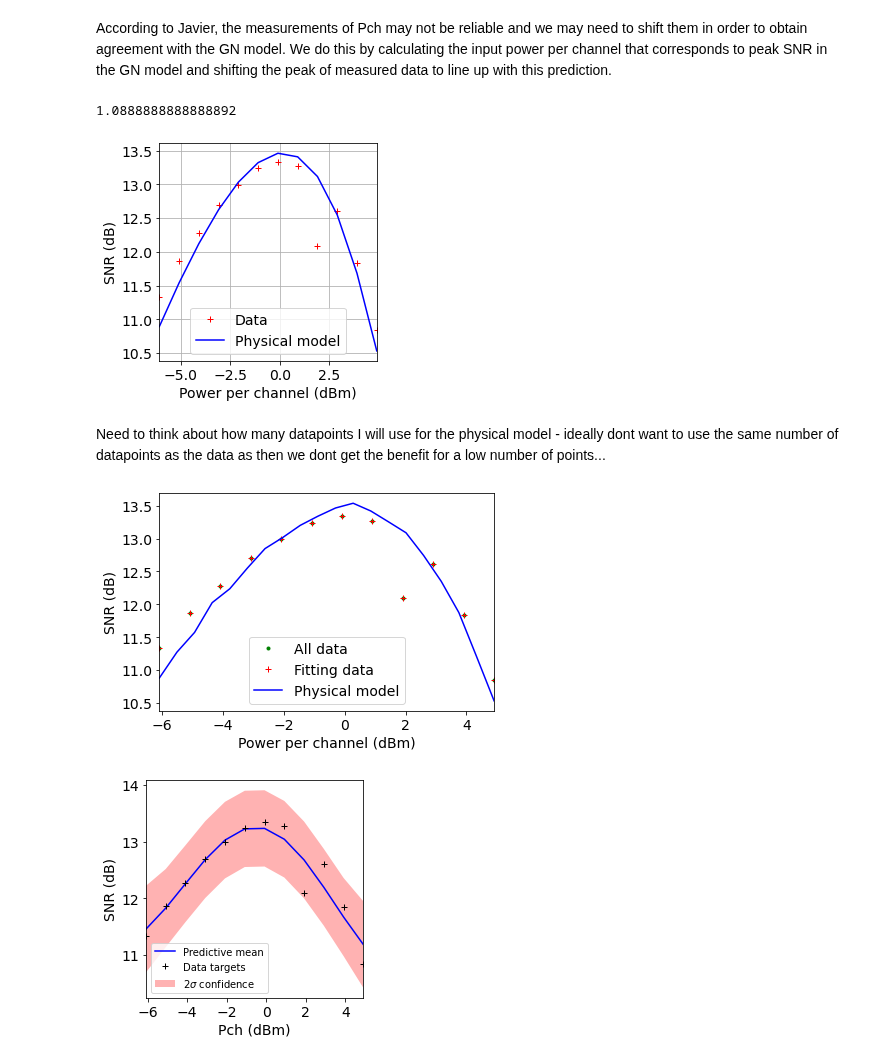
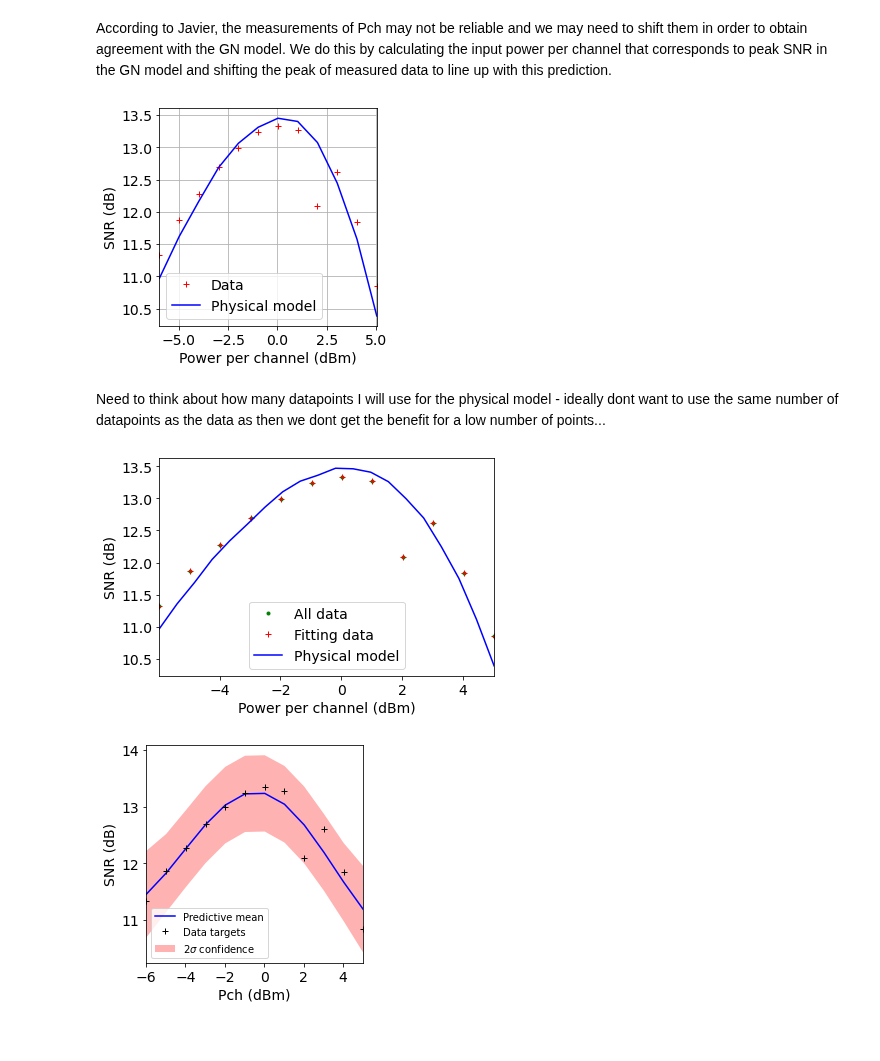
Before and after one commit to joshnevin/physics_enhanced_GPs, a Jupyter notebook: GN_model_enhanced_GPs_robust.ipynb, the cells around one changed output. Saved outputs shown, nothing was run; the diff lists cells and outputs as text; code cells hidden in the pictures.

Commit message:
fixed robustness with updated physical model

```diff
--- a/GN_model_enhanced_GPs_robust.ipynb
+++ b/GN_model_enhanced_GPs_robust.ipynb
@@ -22,9 +22,13 @@ pch = np.genfromtxt(open(str(data_dir) + "pchexppchsam100.csv", "r"), delimiter=
 # %% [markdown]
 Play around with the amount of data
 # %%
-down_sample_factor = 2
+down_sample_factor = 3
 snr = np.array([snr[i] for i in range(len(snr)) if i % down_sample_factor == 0])
 pch = np.array([pch[i] for i in range(len(pch)) if i % down_sample_factor == 0])
+# %%
+down_sample_factor = 2
+snr = np.array([snr[i] for i in range(len(snr)) if i % down_sample_factor == 0])
+pch = np.array([pch[i] for i in range(len(pch)) if i % down_sample_factor == 0])
 # %%
 len(pch)
 # %% [output]
@@ -51,7 +87,7 @@ plt.show()
 **Inputs**: span length [km], operating central wavelength [nm], number of wavelengths, nonlinearity coefficient, dispersion coefficient, loss [db/km], symbol rate [GBd], channel bandwidth [GHz], grid spacing [GHz], EDFA noise figure [dB], number of spans, TRx back to back SNR [dB]
 # %%
 #phys_model = GN_model(100, 1550, 1, 0.78, 18, 0.18, 35, 40.2, 50, 5.5, 10, 16.5)
-phys_model = GN_model(100, 1550, 1, 0.78, 18, 0.18, 35, 40.2, 50, 4.3, 10, 16)
+phys_model = GN_model(100, 1550, 1, 0.78, 18, 0.18, 35, 40.2, 50, 4.3, 10, 16, 0.04, 4)
 #phys_model = GN_model(100, 1550, 1, 0.78, 18, 0.174, 35, 40.2, 50, 5.2, 10, 16)
 # %%
 pch_gn = np.linspace(pch[0], pch[-1], 100)
@@ -70,29 +106,30 @@ According to Javier, the measurements of Pch may not be reliable and we may need
 # %%
 pch_gn = np.linspace(pch[0], pch[-1], 100)
 emp_pk = 1.2
-pch_fit_shifted = pch_fit - (emp_pk - pch_gn[np.argmax(phys_model.predict_snr(pch_gn))])
-pch_shifted = pch - (emp_pk - pch_gn[np.argmax(phys_model.predict_snr(pch_gn))])
-snr_phys = phys_model.predict_snr(pch_fit_shifted).reshape(-1,1)
-print((emp_pk - pch_gn[np.argmax(phys_model.predict_snr(pch_gn))]))
+pch_fit_shifted = shift_pch(pch, emp_pk)
+pch_shifted = shift_pch(pch, emp_pk)
+snr_phys = phys_model.predict_snr(pch_shifted)
+# pch_fit_shifted = pch_fit - (emp_pk - pch_gn[np.argmax(phys_model.predict_snr(pch_gn))])
+# pch_shifted = pch - (emp_pk - pch_gn[np.argmax(phys_model.predict_snr(pch_gn))])
+# snr_phys = phys_model.predict_snr(pch_fit_shifted)
+# print((emp_pk - pch_gn[np.argmax(phys_model.predict_snr(pch_gn))]))
-# %% [output]
-1.0888888888888892
 # %%
 f, ax = plt.subplots()
-plt.plot(pch_fit_shifted, snr_fit, 'r+', label='Data')
-plt.plot(pch_fit_shifted, snr_phys, 'b-', label='Physical model')
-plt.xlim([pch_fit_shifted[0], pch_fit_shifted[-1]])
+plt.plot(pch_shifted, snr, 'r+', label='Data')
+plt.plot(pch_shifted, snr_phys, 'b-', label='Physical model')
+plt.xlim([pch_shifted[0], pch_shifted[-1]])
 #plt.yticks([10,10.5,11,11.5,12, 12.5, 13, 13.5])
 #plt.ylim([12, 13.6])
 plt.xlabel("Power per channel (dBm)")
 plt.ylabel("SNR (dB)")
 plt.legend()
 plt.grid()
 f.patch.set_facecolor('w')
 ax.set_aspect(1.0/ax.get_data_ratio(), adjustable='box')
 #plt.savefig('figures/powershifted_gn_comparison.pdf', dpi=200,bbox_inches='tight')
 plt.show()
 # %% [output]
-[figure, old version]
+[figure, new version]
 # %% [markdown]
 Need to think about how many datapoints I will use for the physical model - ideally dont want to use the same number of datapoints as the data as then we dont get the benefit for a low number of points...
 # %%
@@ -105,7 +142,7 @@ snr_phys_test = (phys_model.predict_snr(pch_test).reshape(len(pch_test),) + np.r
 # %%
 #plt.plot(pch_shifted[-9:], snr[-9:], 'g.', label='All data')
 plt.plot(pch_shifted, snr, 'g.', label='All data')
-plt.plot(pch_fit_shifted, snr_fit, 'r+', label='Fitting data')
+plt.plot(pch_shifted, snr, 'r+', label='Fitting data')
 plt.plot(pch_test, snr_phys_test, 'b-', label='Physical model')
 plt.xlim([pch_shifted[0], pch_shifted[-1]])
 plt.xlabel("Power per channel (dBm)")
@@ -114,4 +151,4 @@ plt.legend()
 #plt.savefig('powershifted_gn_comparison.pdf', dpi=200,bbox_inches='tight')
 plt.show()
 # %% [output]
-[figure, old version]
+[figure, new version]
```
Also changed, not shown: parts of 15 cells of this notebook, 2 other files.
